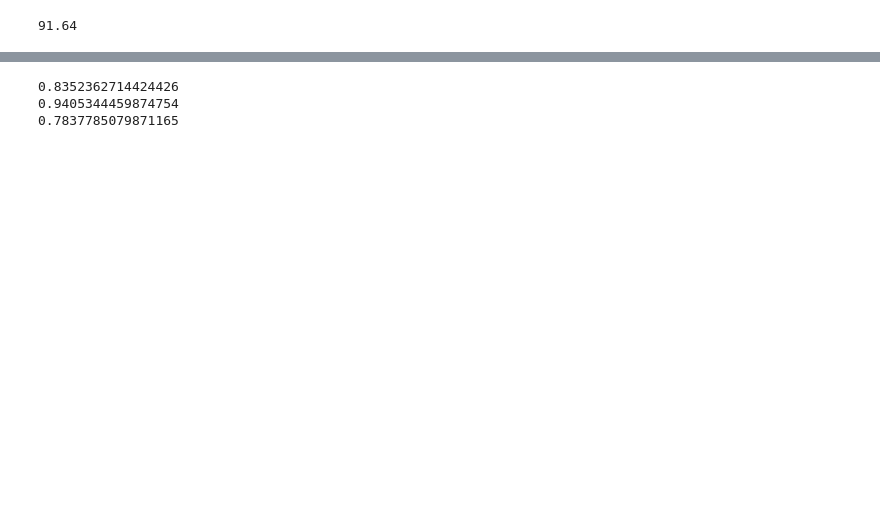
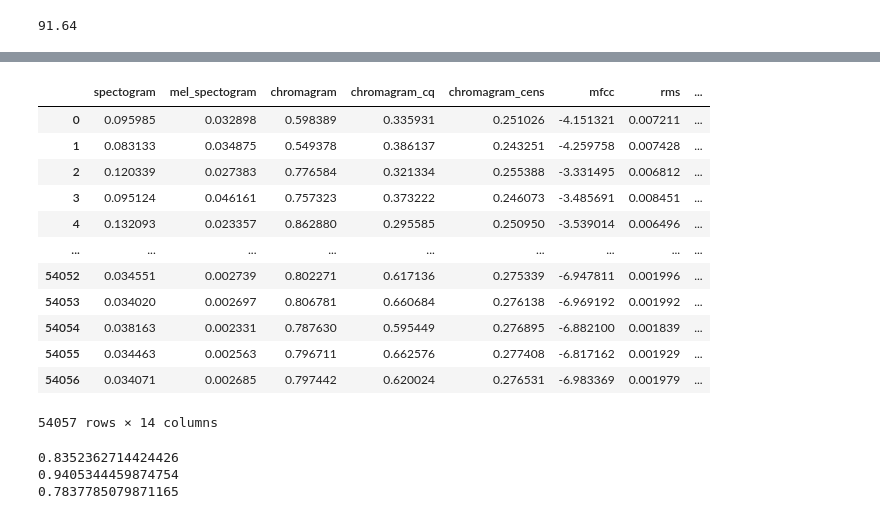
Before and after one commit to DerrickDDInAI/sound-anomaly-detection, a Jupyter notebook: Random_forest_test.ipynb, the cells around one changed output, grey strips where cells are left out. Cells and saved outputs as stored; diff of their text form; code cells hidden in the pictures; blank space fills up the shorter version.

```diff
--- a/Random_forest_test.ipynb
+++ b/Random_forest_test.ipynb
@@ -196,3 +205,19 @@ Feature ranking:
+# %%
+df_test
+# %% [output]
+|  | spectogram | mel_spectogram | chromagram | chromagram_cq | chromagram_cens | mfcc | rms | ... |
+| 0 | 0.095985 | 0.032898 | 0.598389 | 0.335931 | 0.251026 | -4.151321 | 0.007211 | ... |
+| 1 | 0.083133 | 0.034875 | 0.549378 | 0.386137 | 0.243251 | -4.259758 | 0.007428 | ... |
+| 2 | 0.120339 | 0.027383 | 0.776584 | 0.321334 | 0.255388 | -3.331495 | 0.006812 | ... |
+| 3 | 0.095124 | 0.046161 | 0.757323 | 0.373222 | 0.246073 | -3.485691 | 0.008451 | ... |
+| 4 | 0.132093 | 0.023357 | 0.862880 | 0.295585 | 0.250950 | -3.539014 | 0.006496 | ... |
+| ... | ... | ... | ... | ... | ... | ... | ... | ... |
+| 54052 | 0.034551 | 0.002739 | 0.802271 | 0.617136 | 0.275339 | -6.947811 | 0.001996 | ... |
+| 54053 | 0.034020 | 0.002697 | 0.806781 | 0.660684 | 0.276138 | -6.969192 | 0.001992 | ... |
+| 54054 | 0.038163 | 0.002331 | 0.787630 | 0.595449 | 0.276895 | -6.882100 | 0.001839 | ... |
+| 54055 | 0.034463 | 0.002563 | 0.796711 | 0.662576 | 0.277408 | -6.817162 | 0.001929 | ... |
+| 54056 | 0.034071 | 0.002685 | 0.797442 | 0.620024 | 0.276531 | -6.983369 | 0.001979 | ... |
+54057 rows × 14 columns
 # %%
 from sklearn.metrics import accuracy_score, f1_score, precision_score, recall_score,classification_report, confusion_matrix
 # %%
```
Also changed, not shown: parts of 15 cells of this notebook, 11 other files.
